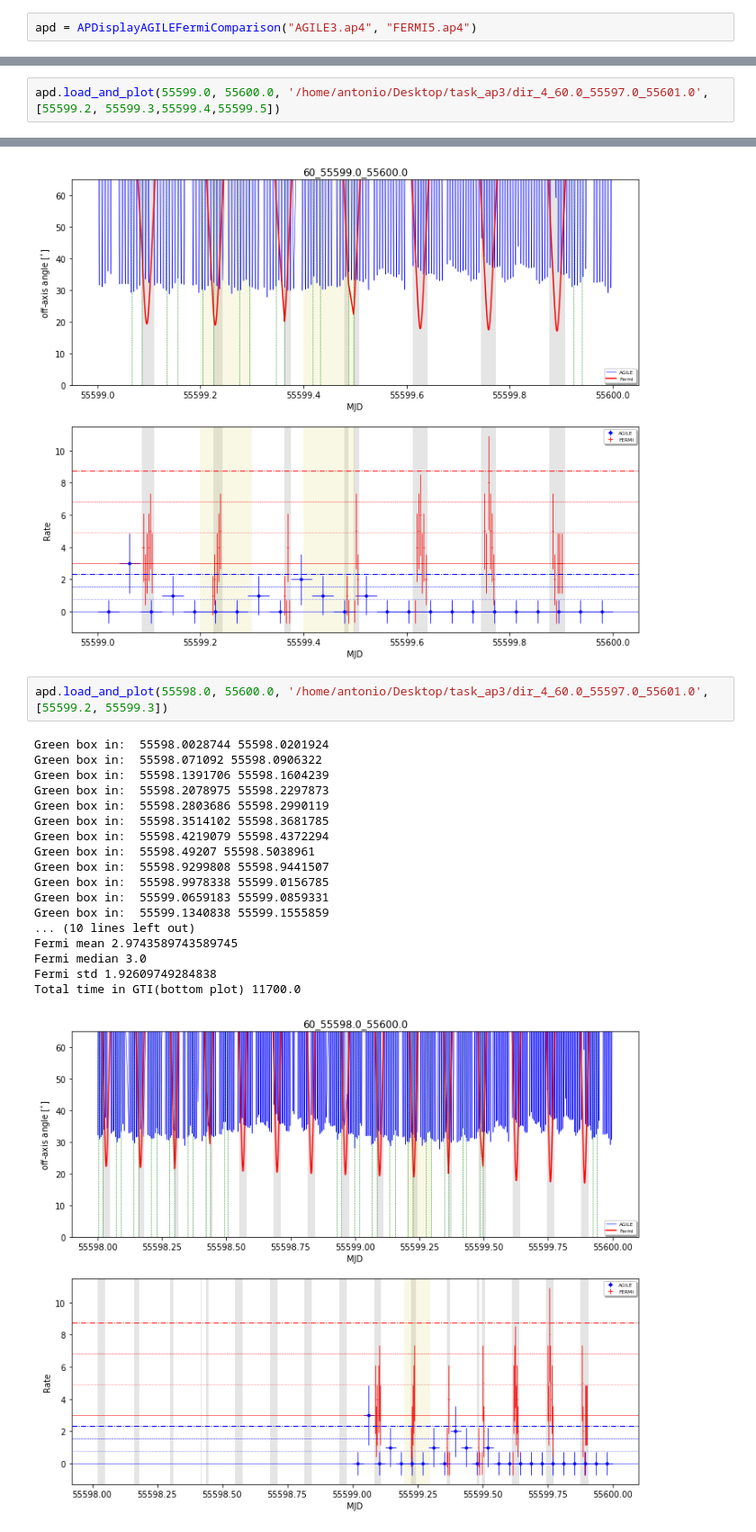
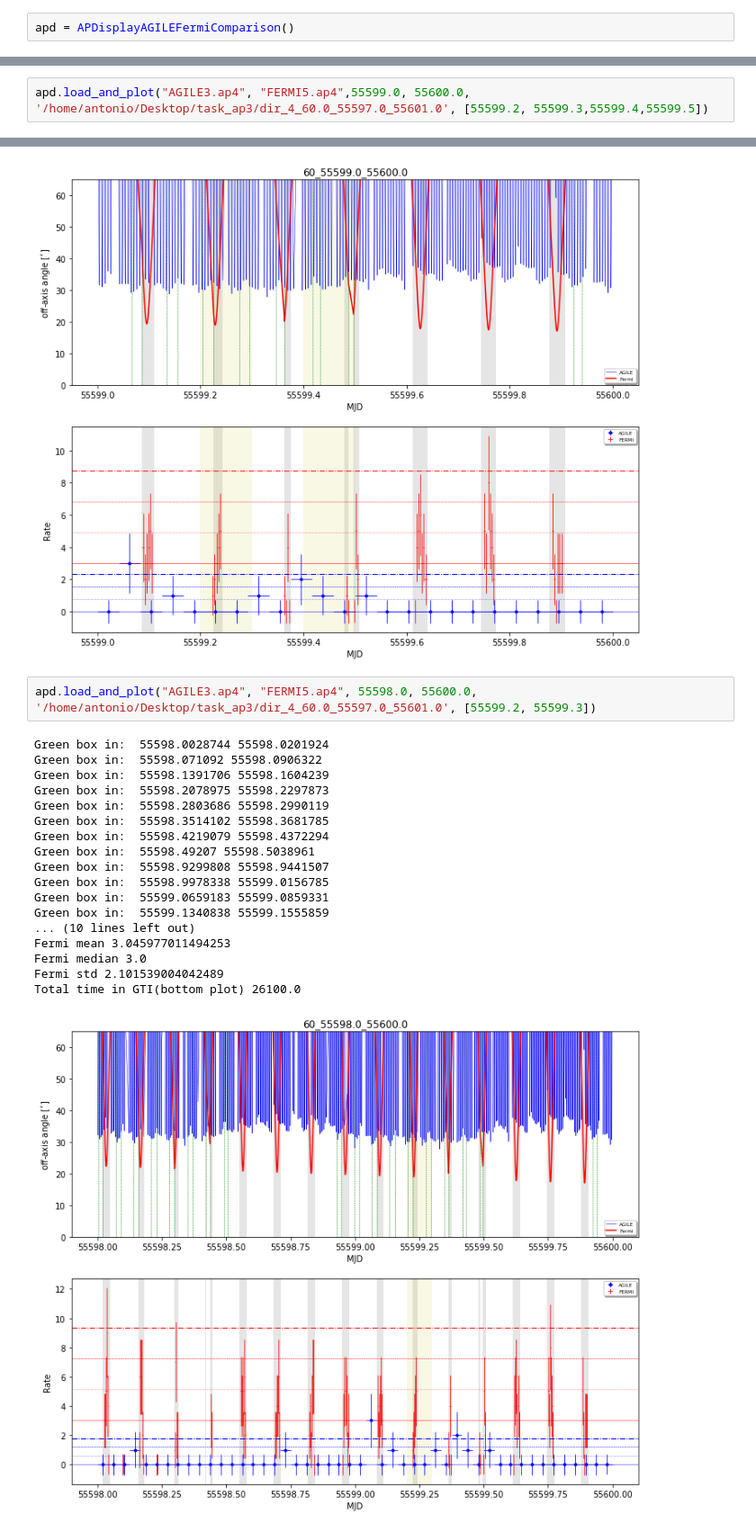
Before and after one commit to AGILESCIENCE/AGILE-GRID-scripts, a Jupyter notebook: scripts/ap/APDisplayAGILEFermiComparison.ipynb, the cells around one changed output, grey strips where cells are left out. Shown at 90% size. Cells and saved outputs as stored; diff of their text form.

Commit message:
notebook  and class APDisplayAGILEFermiComparison updated

```diff
--- a/scripts/ap/APDisplayAGILEFermiComparison.ipynb
+++ b/scripts/ap/APDisplayAGILEFermiComparison.ipynb
@@ -11,5 +11,5 @@ APDisplayAGILEFermiComparison(agile_ap, fermi_ap)
 # %%
-apd = APDisplayAGILEFermiComparison("AGILE3.ap4", "FERMI5.ap4")
+apd = APDisplayAGILEFermiComparison()
 # %% [markdown]
 ### Loading and plotting data
 # %% [markdown]
@@ -17,5 +17,5 @@ load_and_plot(tstart, tstop, offaxis_txt, lines_list, plotrate_bool)
 # %%
-apd.load_and_plot(55599.0, 55600.0, '/home/antonio/Desktop/task_ap3/dir_4_60.0_55597.0_55601.0', [55599.2, 55599.3,55599.4,55599.5])
+apd.load_and_plot("AGILE3.ap4", "FERMI5.ap4",55599.0, 55600.0, '/home/antonio/Desktop/task_ap3/dir_4_60.0_55597.0_55601.0', [55599.2, 55599.3,55599.4,55599.5])
 # %% [output]
 Green box in:  55599.0659183 55599.0859331
 Green box in:  55599.1340838 55599.1555859
@@ -35,23 +35,23 @@ Fermi std 1.92609749284838
 Total time in GTI(bottom plot) 11700.0
 [figure]
 # %%
-apd.load_and_plot(55598.0, 55600.0, '/home/antonio/Desktop/task_ap3/dir_4_60.0_55597.0_55601.0', [55599.2, 55599.3])
+apd.load_and_plot("AGILE3.ap4", "FERMI5.ap4", 55598.0, 55600.0, '/home/antonio/Desktop/task_ap3/dir_4_60.0_55597.0_55601.0', [55599.2, 55599.3])
 # %% [output]
 Green box in:  55598.0028744 55598.0201924
 Green box in:  55598.071092 55598.0906322
 Green box in:  55598.1391706 55598.1604239
 Green box in:  55598.2078975 55598.2297873
 Green box in:  55598.2803686 55598.2990119
 Green box in:  55598.3514102 55598.3681785
 Green box in:  55598.4219079 55598.4372294
 Green box in:  55598.49207 55598.5038961
 Green box in:  55598.9299808 55598.9441507
 Green box in:  55598.9978338 55599.0156785
 Green box in:  55599.0659183 55599.0859331
 Green box in:  55599.1340838 55599.1555859
 ... (10 lines left out)
-Fermi mean 2.9743589743589745
+Fermi mean 3.045977011494253
 Fermi median 3.0
-Fermi std 1.92609749284838
-Total time in GTI(bottom plot) 11700.0
+Fermi std 2.101539004042489
+Total time in GTI(bottom plot) 26100.0
-[figure, old version]
+[figure, new version]
```
Also changed, not shown: parts of 2 cells of this notebook, 1 other file.
